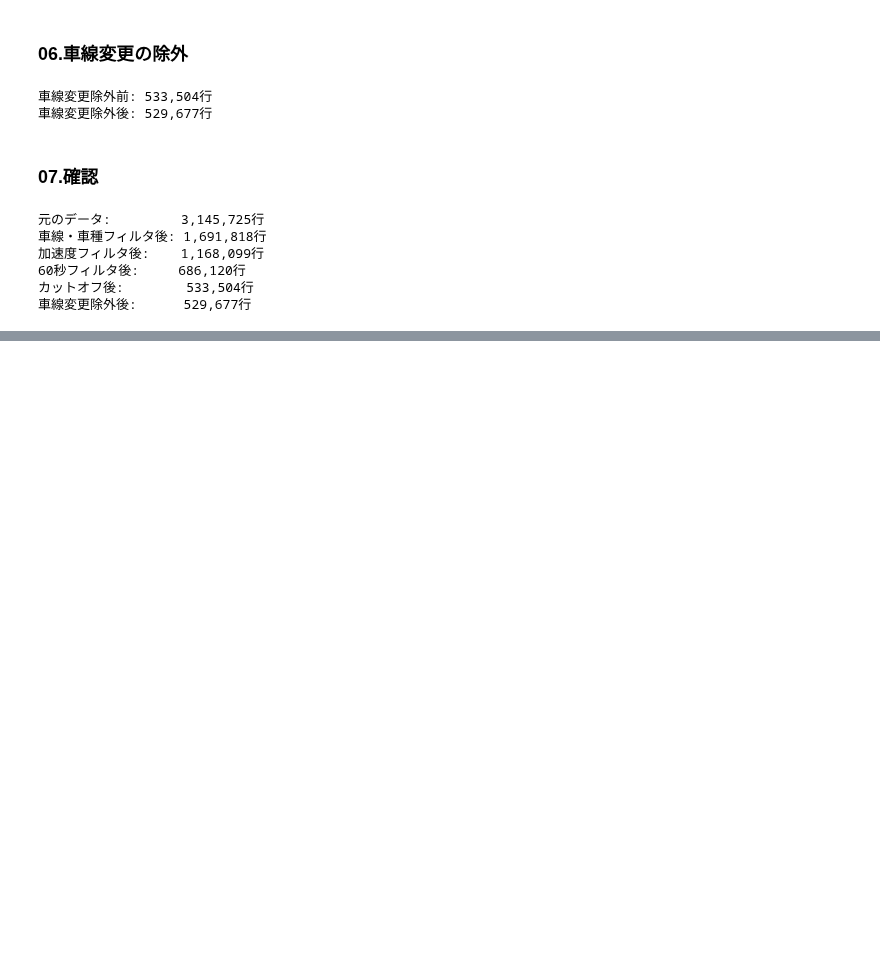
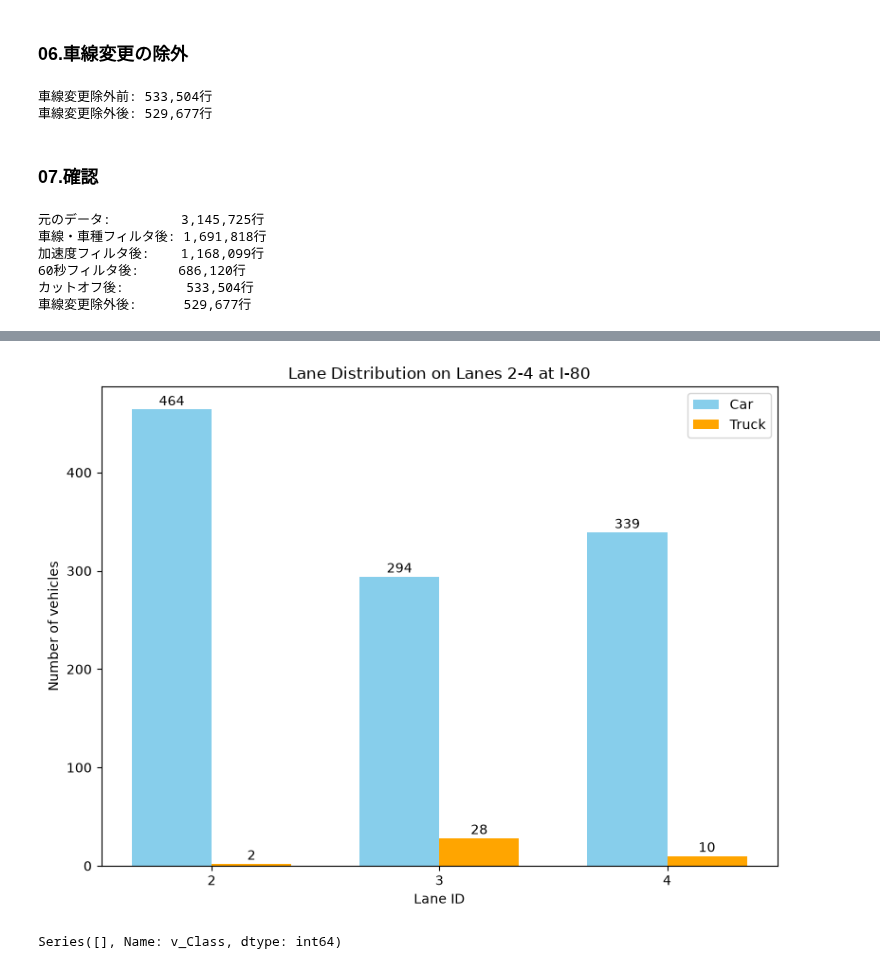
Before and after one commit to tenn0126/Game_Theory_Algorithm, a Jupyter notebook: notebooks/00_data_prep.ipynb, the cells around one changed output, grey strips where cells are left out. Saved outputs shown, nothing was run; the diff lists cells and outputs as text; code cells hidden in the pictures; blank space fills up the shorter version.

```diff
--- a/notebooks/00_data_prep.ipynb
+++ b/notebooks/00_data_prep.ipynb
@@ -109,22 +109,19 @@ Name: v_Acc, dtype: float64
 # %% [markdown]
 ### 02.車線と車種のフィルタ
 # %%
-# ① 車線フィルタ（Lane 2,3,4のみ）
-df_lane = df[df['Lane_ID'].isin([2, 3, 4])]
-
-# ② 車種フィルタ（バイク除外）
-df_filtered = df_lane[df_lane['v_Class'].isin([2, 3])]
+# 車線・車種フィルタ（Lane 2,3,4 かつ バイク除外）
+df_lane_class = df[df['Lane_ID'].isin([2, 3, 4]) & df['v_Class'].isin([2, 3])]
 
 print(f"元のデータ: {len(df):,}行")
-print(f"フィルタ後: {len(df_filtered):,}行")
+print(f"フィルタ後: {len(df_lane_class):,}行")
 
 # 車線の分布確認
 print("\n車線の分布:")
-print(df_filtered['Lane_ID'].value_counts().sort_index())
+print(df_lane_class['Lane_ID'].value_counts().sort_index())
 
 # 車種の分布確認
-print("車種の分布:")
-print(df_filtered['v_Class'].value_counts())
+print("\n車種の分布:")
+print(df_lane_class['v_Class'].value_counts())
 # %% [output]
 元のデータ: 3,145,725行
 フィルタ後: 1,691,818行
@@ -151,9 +149,9 @@ NGSIMの単位: feet/s^2<br>
 ACC_THRESHOLD = 1.0 / 0.3048  # = 3.2808... feet/s²
 
 # 閾値を超えるフレームを除外
-df_acc = df_filtered[df_filtered['v_Acc'].abs() <= ACC_THRESHOLD]
+df_acc = df_lane_class[df_lane_class['v_Acc'].abs() <= ACC_THRESHOLD]
 
-print(f"加速度フィルタ前: {len(df_filtered):,}行")
+print(f"加速度フィルタ前: {len(df_lane_class):,}行")
 print(f"加速度フィルタ後: {len(df_acc):,}行")
 # %% [output]
 加速度フィルタ前: 1,691,818行
@@ -324,0 +460,46 @@ print(f"車線変更除外後:      {len(df_no_lc):,}行")
+# %%
+import matplotlib.pyplot as plt
+import numpy as np
+
+# フィルタリング後のデータ（df_no_lc）から車線ごとの車両数を集計
+df_unique = df_no_lc.drop_duplicates(subset=['Vehicle_ID', 'time_period', 'Lane_ID'])
+
+# 車線ごと・車種ごとの車両数
+lane_class = df_unique.groupby(['Lane_ID', 'v_Class'])['Vehicle_ID'].nunique().reset_index()
+
+# 車(v_Class=2)とトラック(v_Class=3)に分ける
+cars = lane_class[lane_class['v_Class'] == 2]
+trucks = lane_class[lane_class['v_Class'] == 3]
+
+# グラフ描画
+x = np.array([2, 3, 4])
+width = 0.35
+
+fig, ax = plt.subplots(figsize=(8, 6))
+bars_car = ax.bar(x - width/2, cars['Vehicle_ID'].values, width, label='Car', color='skyblue')
+bars_truck = ax.bar(x + width/2, trucks['Vehicle_ID'].values, width, label='Truck', color='orange')
+
+# 値をバーの上に表示
+for bar in bars_car:
+    ax.text(bar.get_x() + bar.get_width()/2, bar.get_height() + 1,
+            str(int(bar.get_height())), ha='center', va='bottom')
+
+for bar in bars_truck:
+    ax.text(bar.get_x() + bar.get_width()/2, bar.get_height() + 1,
+            str(int(bar.get_height())), ha='center', va='bottom')
+
+ax.set_xlabel('Lane ID')
+ax.set_ylabel('Number of vehicles')
+ax.set_xticks(x)
+ax.legend()
+ax.set_title('Lane Distribution on Lanes 2-4 at I-80')
+plt.tight_layout()
+plt.show()
+# %% [output]
+[figure, added]
+# %%
+# 同じVehicle_IDで複数のv_Classが存在するか確認
+check = df_no_lc.groupby(['Vehicle_ID', 'time_period'])['v_Class'].nunique()
+print(check[check > 1])
+# %% [output]
+Series([], Name: v_Class, dtype: int64)
```
Also changed, not shown: parts of 9 cells of this notebook.
